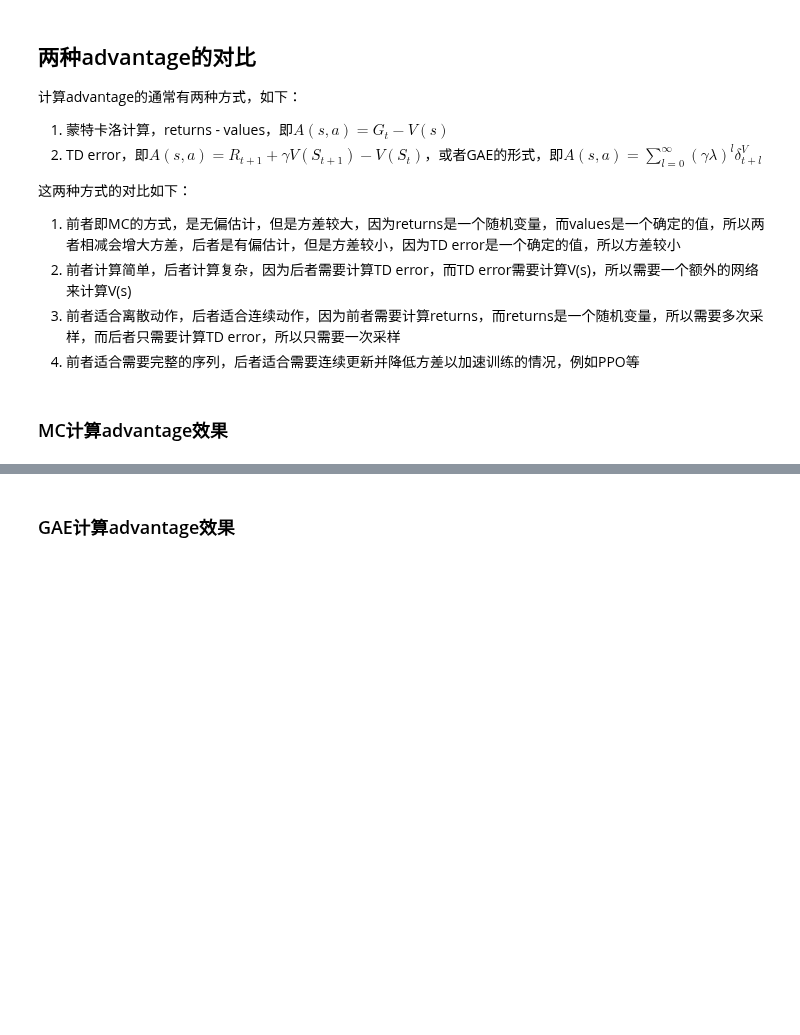
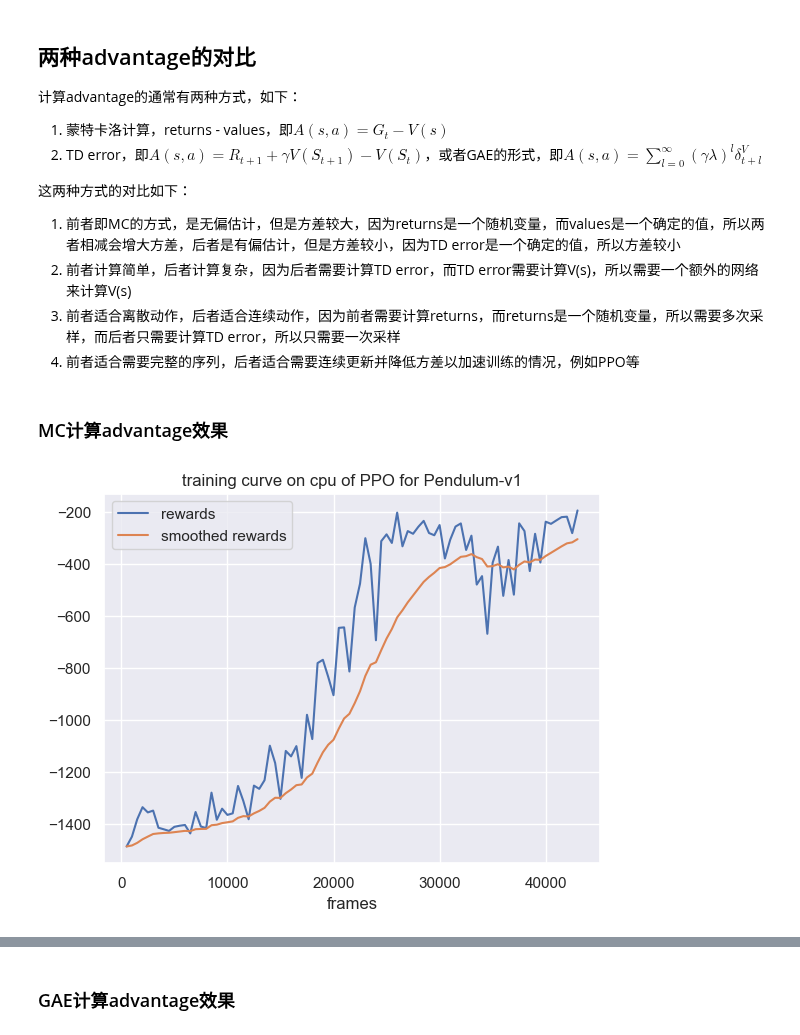
Before and after one commit to datawhalechina/joyrl-book, a Jupyter notebook: notebooks/第12章_PPO_Pendulum-v1.ipynb, the cells around one changed output, grey strips where cells are left out. Cells and saved outputs as stored; diff of their text form; code cells hidden in the pictures; blank space fills up the shorter version.

```diff
--- a/notebooks/第12章_PPO_Pendulum-v1.ipynb
+++ b/notebooks/第12章_PPO_Pendulum-v1.ipynb
@@ -185,3 +195,66 @@ class Config:
 4. 前者适合需要完整的序列，后者适合需要连续更新并降低方差以加速训练的情况，例如PPO等
 # %% [markdown]
 ### MC计算advantage效果
+# %%
+cfg = Config()
+all_seed(cfg.seed)
+env = create_vecenv(cfg.env_name, n_envs = cfg.n_envs)
+test_env = gym.make(cfg.env_name)
+setattr(cfg, "action_space", test_env.action_space)
+setattr(cfg, "state_dim", env.observation_space.shape[0])
+setattr(cfg, "action_dim", env.action_space.shape[0])
+policy = Policy(cfg)
+
+frame_idx  = 0
+test_rewards = []
+test_frames = []
+state = env.reset()
+early_stop = False
+
+while frame_idx < cfg.max_frames and not early_stop:
+
+    log_probs = []
+    values    = []
+    states    = []
+    actions   = []
+    rewards   = []
+    masks     = []
+    entropy = 0
+
+    for _ in range(cfg.n_steps):
+        action, log_prob, value = policy.get_action(state)
+        next_state, reward, terminated, truncated, _ = env.step(action)
+
+        log_probs.append(log_prob)
+        values.append(value)
+        rewards.append(torch.FloatTensor(reward).unsqueeze(1).to(cfg.device))
+        masks.append(torch.FloatTensor(1 - truncated).unsqueeze(1).to(cfg.device))
+
+        states.append(torch.tensor(state, dtype=torch.float, device=cfg.device))
+        actions.append(torch.tensor(action, dtype=torch.float, device=cfg.device))
+
+        state = next_state
+        frame_idx += 1
+        if frame_idx % 500 == 0:
+            test_reward = np.mean([evaluate_policy(test_env, policy) for _ in range(10)])
+            test_rewards.append(test_reward)
+            test_frames.append(frame_idx)
+            # print(f"Frame {frame_idx}. Mean reward: {test_reward}")
+            plot_rewards(test_frames, test_rewards, device = cfg.device)
+            if test_reward > cfg.threshold_reward: early_stop = True
+
+    next_state = torch.FloatTensor(next_state).to(cfg.device)
+    _, _, next_value = policy.model(next_state)
+    returns = policy.compute_return_mc(rewards, masks)
+
+    returns   = torch.cat(returns).detach()
+    log_probs = torch.cat(log_probs).detach()
+    values    = torch.cat(values).detach()
+    states    = torch.cat(states)
+    actions   = torch.cat(actions)
+    advantage = returns - values
+    policy.learn(states=states, actions=actions, log_probs=log_probs, returns=returns, advantages=advantage)
+env.close()
+test_env.close()
+# %% [output]
+[figure, added]
```
Also changed, not shown: parts of 4 cells of this notebook.
